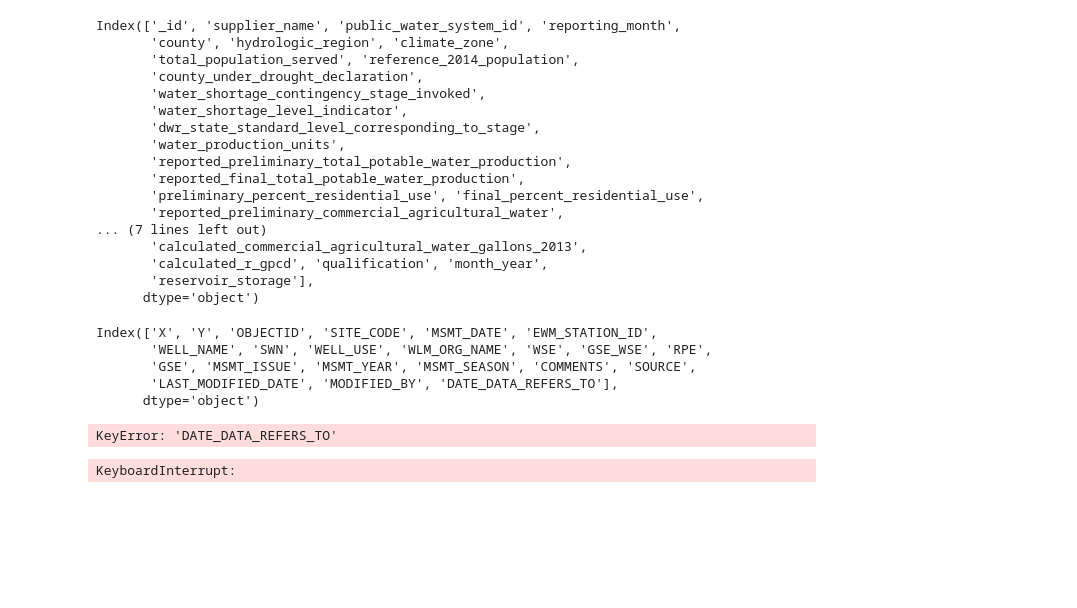
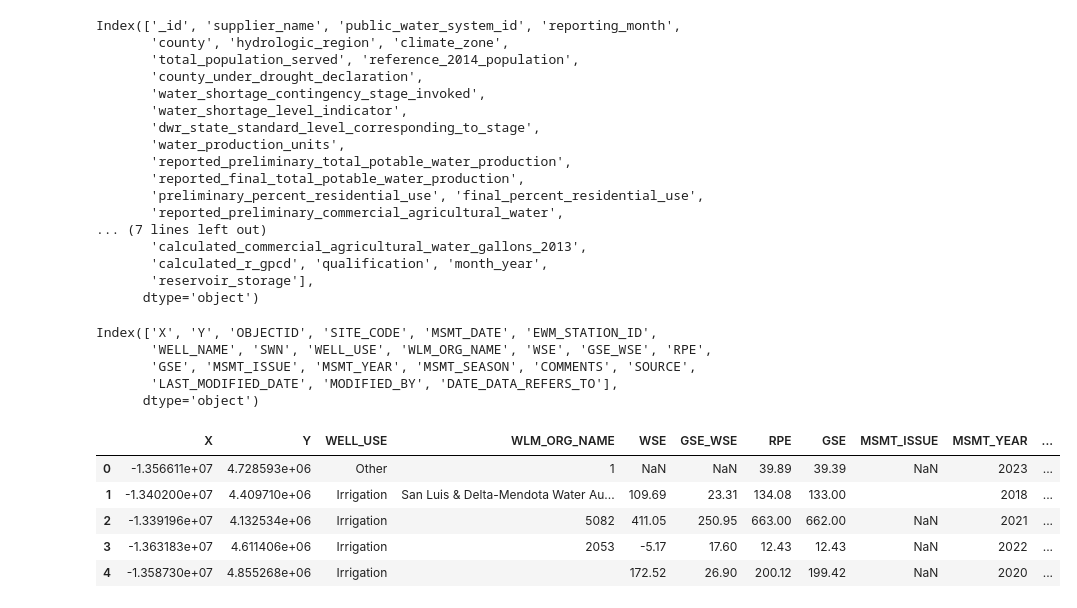
Before and after one commit to harneetdhillon2020/cmpe255_final_project, a Jupyter notebook: 255_project.ipynb, the cells around one changed output. Drawn from its saved outputs; the diff is of its cells as text; code cells hidden in the pictures; blank space fills up the shorter version.

```diff
--- a/255_project.ipynb
+++ b/255_project.ipynb
@@ -94,21 +94,17 @@ Index(['X', 'Y', 'OBJECTID', 'SITE_CODE', 'MSMT_DATE', 'EWM_STATION_ID',
        'LAST_MODIFIED_DATE', 'MODIFIED_BY', 'DATE_DATA_REFERS_TO'],
       dtype='object')
 # %%
-# Convert 'date' column to datetime
-ground_water['DATE_DATA_REFERS_TO'] = pd.to_datetime(ground_water['DATE_DATA_REFERS_TO'])
+# Convert 'MSMT_DATE' column to datetime
+ground_water['MSMT_DATE'] = pd.to_datetime(ground_water['MSMT_DATE'])
 
 # Extract month and year
-ground_water['month_year'] = ground_water['DATE_DATA_REFERS_TO'].dt.strftime('%m-%Y')
-ground_water.drop(['DATE_DATA_REFERS_TO','OBJECTID','SITE_CODE','MSMT_DATE','SWN','SOURCE','MODIFIED_BY','EWM_STATION_ID','WELL_NAME'], axis=1, inplace=True)
+ground_water['month_year'] = ground_water['MSMT_DATE'].dt.strftime('%m-%Y')
+ground_water.drop(['MSMT_DATE', 'OBJECTID', 'SITE_CODE', 'SWN', 'SOURCE', 'MODIFIED_BY', 'EWM_STATION_ID', 'WELL_NAME'], axis=1, inplace=True)
 ground_water.head()
 # %% [output]
-KeyError: 'DATE_DATA_REFERS_TO'
+|  | X | Y | WELL_USE | WLM_ORG_NAME | WSE | GSE_WSE | RPE | GSE | MSMT_ISSUE | MSMT_YEAR | ... |
+| 0 | -1.356611e+07 | 4.728593e+06 | Other | 1 | NaN | NaN | 39.89 | 39.39 | NaN | 2023 | ... |
+| 1 | -1.340200e+07 | 4.409710e+06 | Irrigation | San Luis & Delta-Mendota Water Au... | 109.69 | 23.31 | 134.08 | 133.00 |  | 2018 | ... |
+| 2 | -1.339196e+07 | 4.132534e+06 | Irrigation | 5082 | 411.05 | 250.95 | 663.00 | 662.00 | NaN | 2021 | ... |
+| 3 | -1.363183e+07 | 4.611406e+06 | Irrigation | 2053 | -5.17 | 17.60 | 12.43 | 12.43 | NaN | 2022 | ... |
+| 4 | -1.358730e+07 | 4.855268e+06 | Irrigation |  | 172.52 | 26.90 | 200.12 | 199.42 | NaN | 2020 | ... |
-# %%
-combi_df = pd.merge(
-    merged_df,
-    ground_water,
-    on='month_year',
-    how='left'  # Keep all records from df1, add matching records from df2
-)
-# %% [output]
-KeyboardInterrupt:
```
Also changed, not shown: parts of 1 cell of this notebook.
